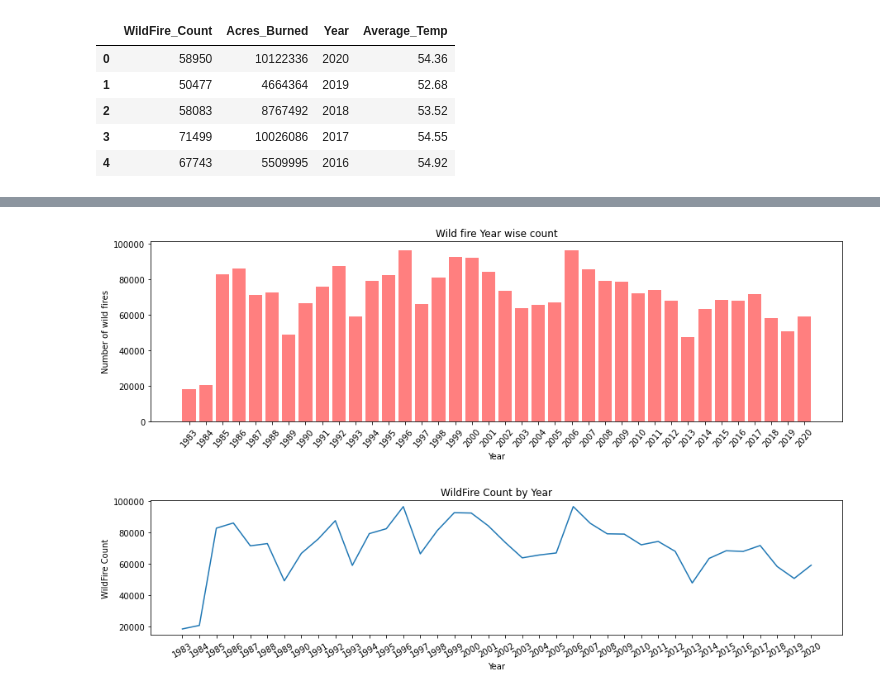
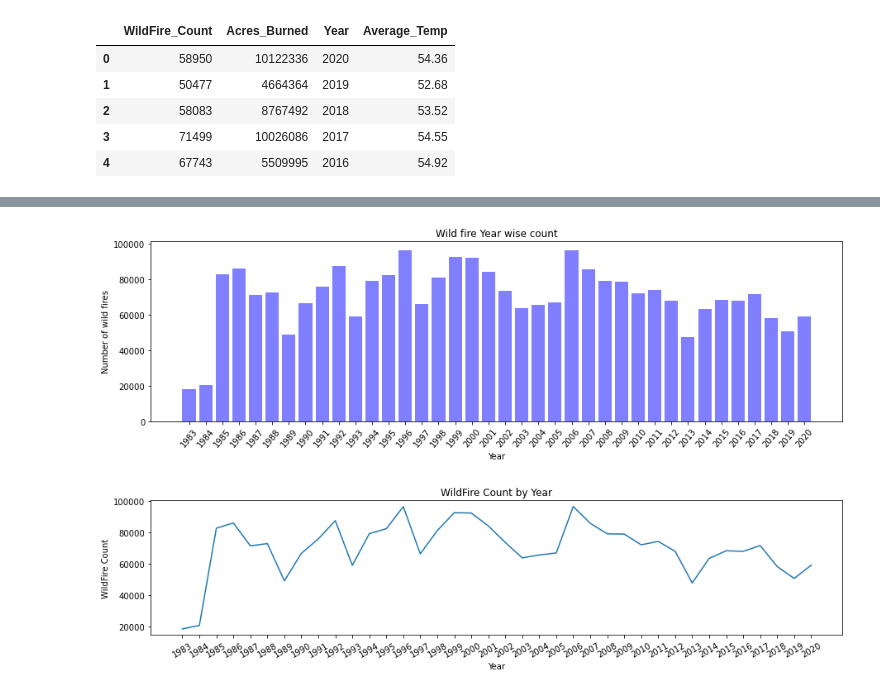
Before and after one commit to SaradhaRam/Climatechange-Extreme-Weather-Analysis, a Jupyter notebook: Final_Combined_Notebook.ipynb, the cells around one changed output, grey strips where cells are left out. Saved outputs shown, nothing was run; the diff lists cells and outputs as text; code cells hidden in the pictures.

```diff
--- a/Final_Combined_Notebook.ipynb
+++ b/Final_Combined_Notebook.ipynb
@@ -256,20 +305,20 @@ wildfire_merged_df.head()
 # %%
 # Generating bar chart using matplotlib
 x_axis = wildfire_merged_df['Year']
 y_axis = wildfire_merged_df['WildFire_Count']
 
 # Create a list indicating where to write x labels and set figure size to adjust for space
 plt.figure(figsize=(15,4))
-plt.bar(x_axis, y_axis, color='r', alpha=0.5, align="center")
+plt.bar(x_axis, y_axis, color='b', alpha=0.5, align="center")
 plt.xticks(x_axis, rotation="50")
 
 # Set a Title and labels
 plt.title("Wild fire Year wise count")
 plt.xlabel("Year")
 plt.ylabel("Number of wild fires")
 plt.savefig("wildfire_plots_images/wild_fire_barplot.png")
 # %% [output]
-[figure, old version]
+[figure, new version]
 # %%
 # Generating line plot using matplotlib
 x_axis = wildfire_merged_df['Year']
```
Also changed, not shown: parts of 1 cell of this notebook.
